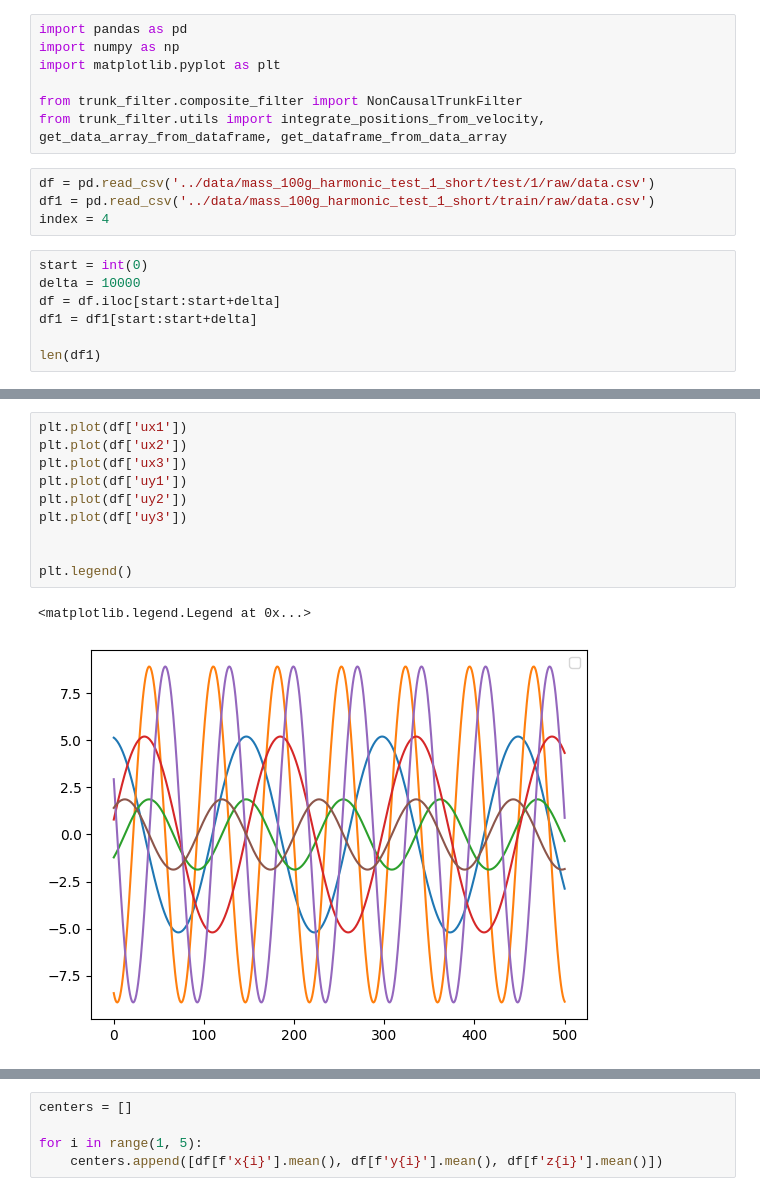
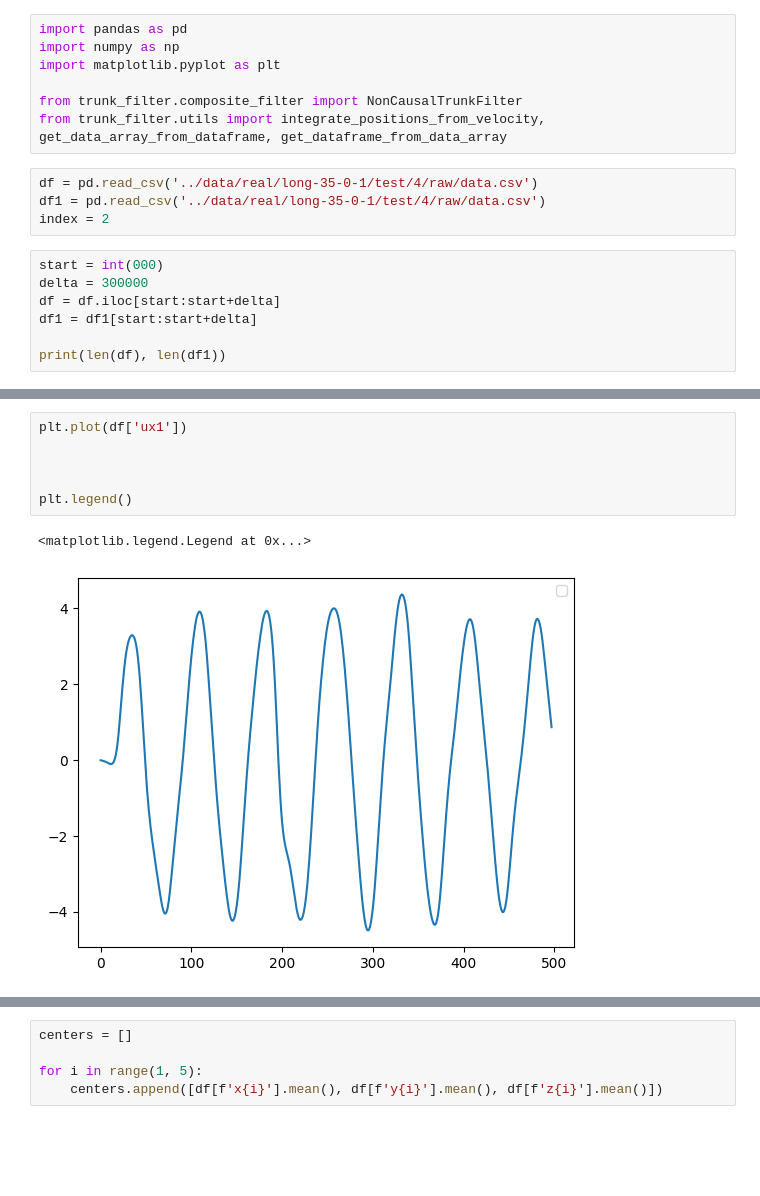
Before and after one commit to patrick-benito/trunk-gnn, a Jupyter notebook: scripts/visualize_dataset.ipynb, the cells around one changed output, grey strips where cells are left out. Saved outputs shown, nothing was run; the diff lists cells and outputs as text; blank space fills up the shorter version.

```diff
--- a/scripts/visualize_dataset.ipynb
+++ b/scripts/visualize_dataset.ipynb
@@ -6,14 +6,14 @@ import matplotlib.pyplot as plt
 from trunk_filter.composite_filter import NonCausalTrunkFilter
 from trunk_filter.utils import integrate_positions_from_velocity, get_data_array_from_dataframe, get_dataframe_from_data_array
 # %%
-df = pd.read_csv('../data/mass_100g_harmonic_test_1_short/test/1/raw/data.csv')
-df1 = pd.read_csv('../data/mass_100g_harmonic_test_1_short/train/raw/data.csv')
-index = 4
+df = pd.read_csv('../data/real/long-35-0-1/test/4/raw/data.csv')
+df1 = pd.read_csv('../data/real/long-35-0-1/test/4/raw/data.csv')
+index = 2
 # %%
-start = int(0)
-delta = 10000
+start = int(000)
+delta = 300000
 df = df.iloc[start:start+delta]
 df1 = df1[start:start+delta]
 
-len(df1)
+print(len(df), len(df1))
 # %% [output]
@@ -39,13 +48,9 @@ plt.plot(df1[f'vx{index}'], label='x3 (mass 100g)')
 # %%
 plt.plot(df['ux1'])
-plt.plot(df['ux2'])
-plt.plot(df['ux3'])
-plt.plot(df['uy1'])
-plt.plot(df['uy2'])
-plt.plot(df['uy3'])
+
 
 
 plt.legend()
 # %% [output]
 <matplotlib.legend.Legend at 0x...>
-[figure, old version]
+[figure, new version]
```
Also changed, not shown: parts of 11 cells of this notebook, 1 other file.
